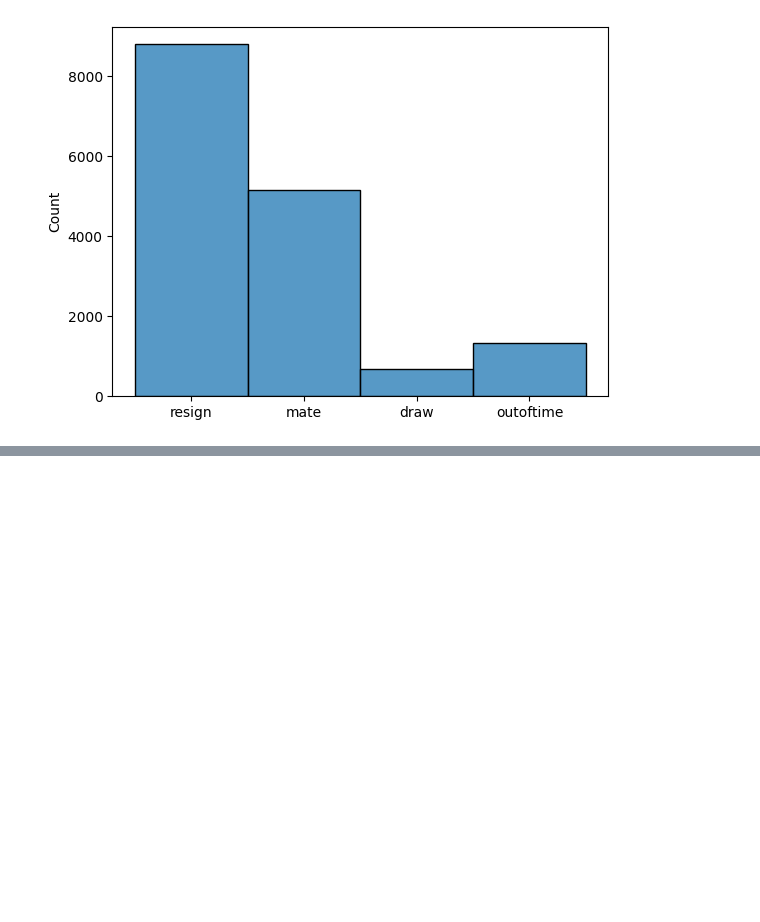
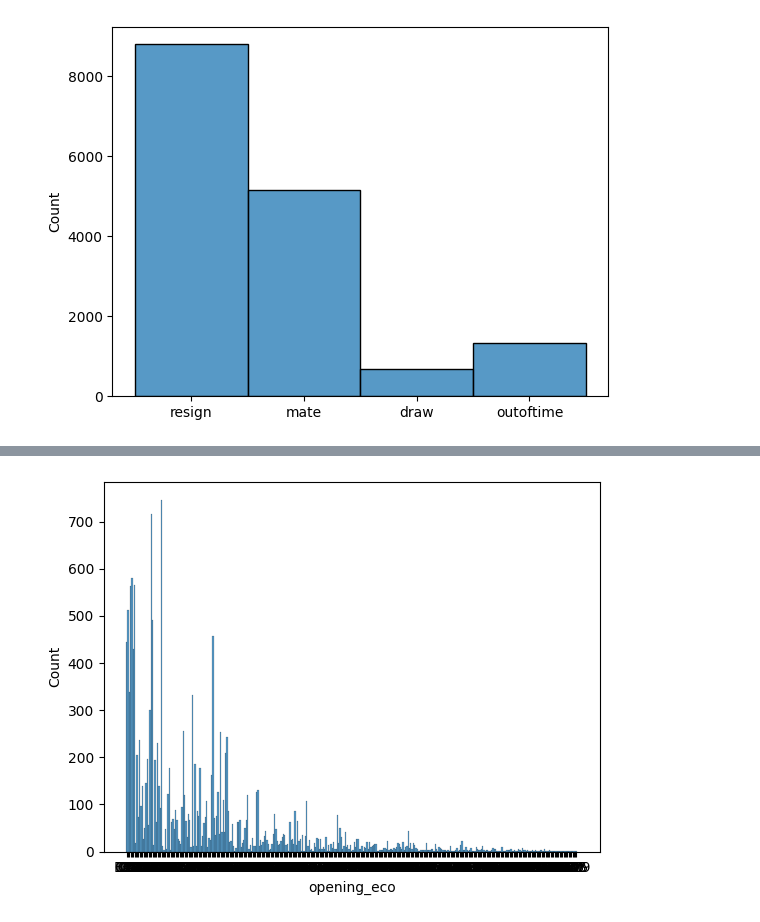
Before and after one commit to T-hawk/chess-ds-final, a Jupyter notebook: kahlil-notebook.ipynb, the cells around one changed output, grey strips where cells are left out. Drawn from its saved outputs; the diff is of its cells as text; code cells hidden in the pictures; blank space fills up the shorter version.

```diff
--- a/kahlil-notebook.ipynb
+++ b/kahlil-notebook.ipynb
@@ -335,0 +335,23 @@ for run in range(5):
+# %%
+# Assign centipawn post-processing
+cp = pd.DataFrame()
+for r in range (5):
+    cp_raw = pd.read_csv("centipawn/centipawn_data_run_"+str(r)+".csv")
+    if r == 0: cp['index'] = cp_raw['index']
+    cp[str(r)] = cp_raw['centipawn'].apply(lambda row: [int(value.strip()) for value in row.strip('[]').split(',')])
+cp = cp.set_index('index').sort_index()
+cp['average'] = cp[['0','1','2','3','4']].apply(lambda row: np.mean(np.array(row.tolist()),axis=0).astype(int),axis=1)
+chess_data['centipawn'] = cp['average']
+# %%
+# Separate black/white
+chess_data['centipawn_white'] = cp['average'].apply(lambda x: x[::2])
+chess_data['centipawn_black'] = cp['average'].apply(lambda x: x[1::2])
+chess_data['centipawn_white_avg'] = chess_data['centipawn_white'].apply(lambda row: np.mean(row))
+chess_data['centipawn_black_avg'] = chess_data['centipawn_black'].apply(lambda row: np.mean(row))
+chess_data['centipawn_avg'] = (chess_data['centipawn_white_avg'] + chess_data['centipawn_black_avg']) /2
+# %%
+# Opening standardization
+chess_data['opening_aggro'] = chess_data['opening_eco'].str[0].map({'A':4,'B':1,'C':3,'D':5,'E':2})
+chess_data['opening_skill'] = chess_data['opening_eco'].str[0].map({'A':5,'B':1,'C':3,'D':4,'E':2})
+chess_data['opening_diff'] = chess_data['opening_eco'].str[0].map({'A':2,'B':5,'C':3,'D':1,'E':4})
+chess_data.head()
@@ -335,0 +365,5 @@ for run in range(5):
+# %%
+sns.histplot(chess_data['opening_eco'])
+plt.show()
+# %% [output]
+[figure, added]
```
Also changed, not shown: parts of 22 cells of this notebook, 1 other file.
